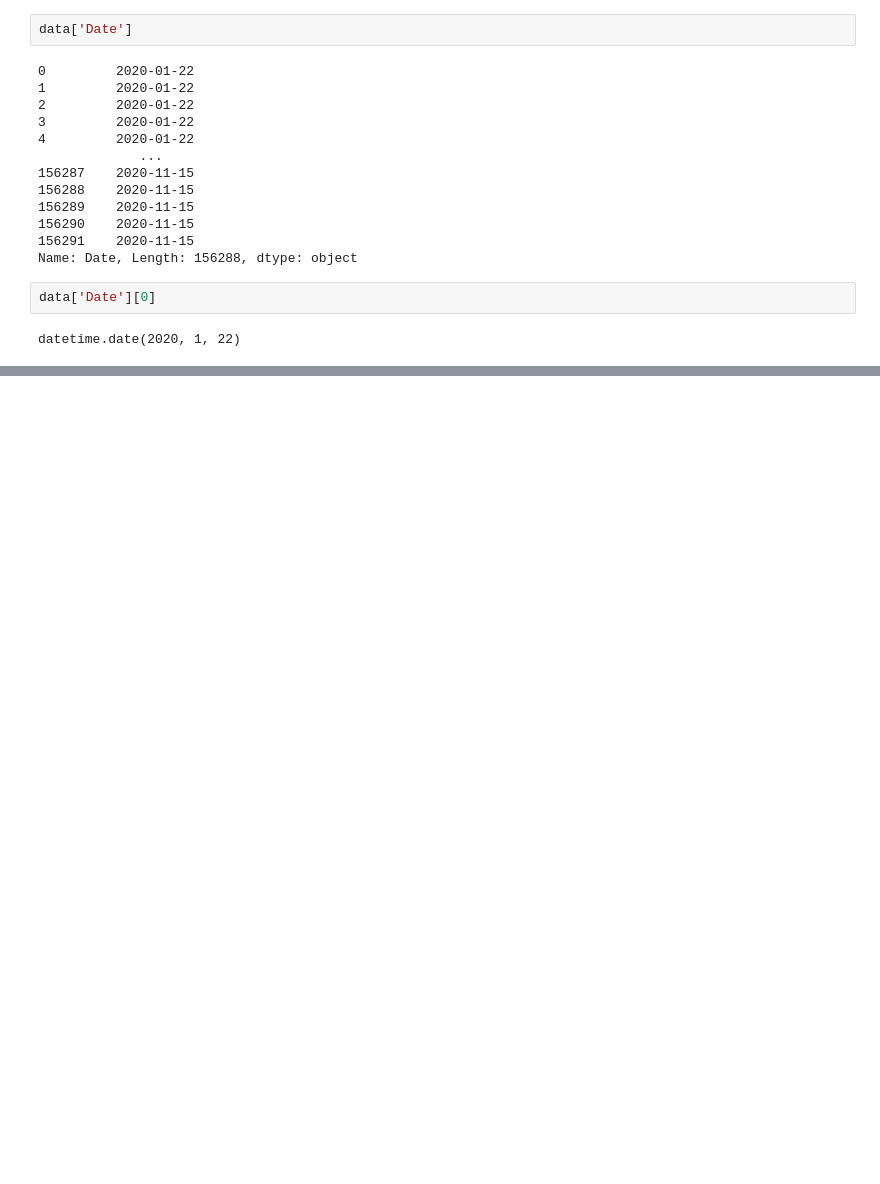
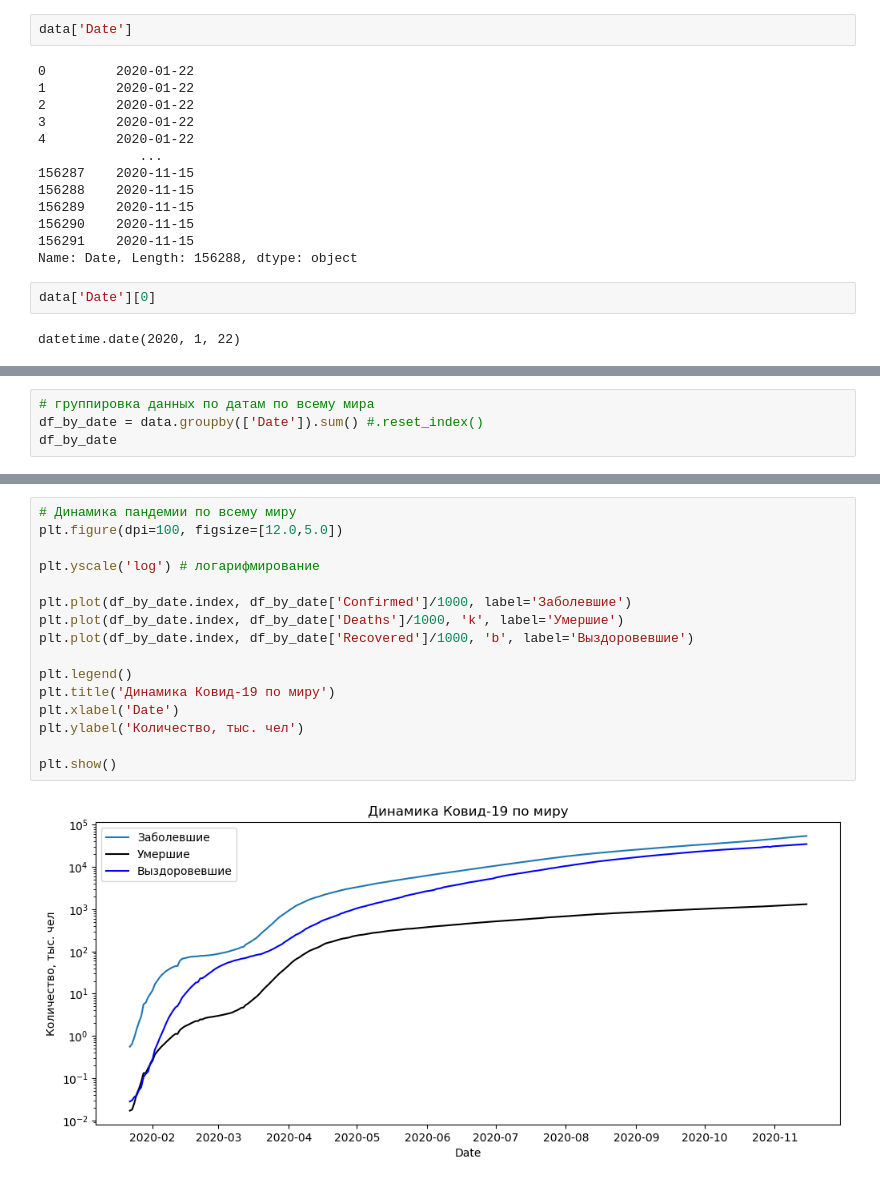
Before and after one commit to sianva/DS_2, a Jupyter notebook: Covid_19_example.ipynb, the cells around one changed output, grey strips where cells are left out. Drawn from its saved outputs; the diff is of its cells as text; blank space fills up the shorter version.

Commit message:
модифицирован файл Ковид-19

```diff
--- a/Covid_19_example.ipynb
+++ b/Covid_19_example.ipynb
@@ -196,0 +276,4 @@ datetime.date(2020, 1, 22)
+# %%
+# группировка данных по датам по всему мира
+df_by_date = data.groupby(['Date']).sum() #.reset_index()
+df_by_date
@@ -196,0 +304,18 @@ datetime.date(2020, 1, 22)
+# %%
+# Динамика пандемии по всему миру
+plt.figure(dpi=100, figsize=[12.0,5.0])
+
+plt.yscale('log') # логарифмирование
+
+plt.plot(df_by_date.index, df_by_date['Confirmed']/1000, label='Заболевшие')
+plt.plot(df_by_date.index, df_by_date['Deaths']/1000, 'k', label='Умершие')
+plt.plot(df_by_date.index, df_by_date['Recovered']/1000, 'b', label='Выздоровевшие')
+
+plt.legend()
+plt.title('Динамика Ковид-19 по миру')
+plt.xlabel('Date')
+plt.ylabel('Количество, тыс. чел')
+
+plt.show()
+# %% [output]
+[figure, added]
```
Also changed, not shown: parts of 17 cells of this notebook.
